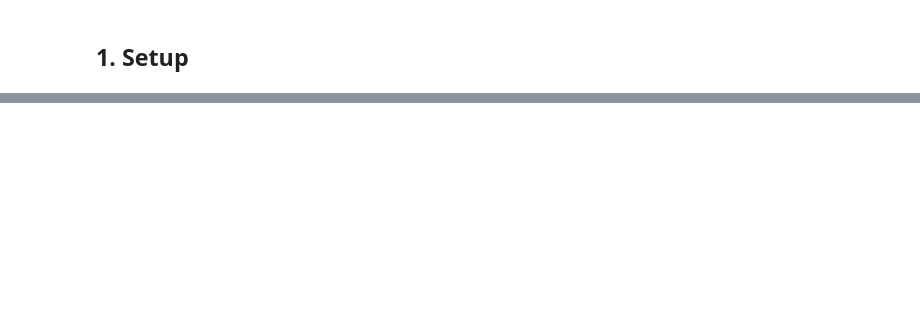
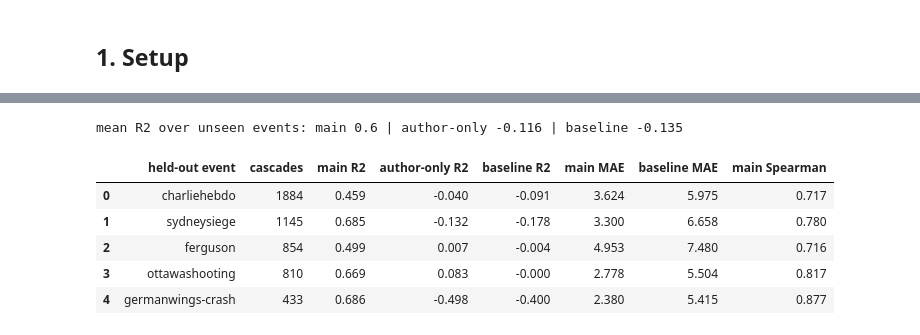
Before and after one commit to PhamAn0910/COS30049-political-misinfo, a Jupyter notebook: backend/notebooks/07_spread_prediction.ipynb, the cells around one changed output, grey strips where cells are left out. Saved outputs shown, nothing was run; the diff lists cells and outputs as text; code cells hidden in the pictures; blank space fills up the shorter version.

```diff
--- a/backend/notebooks/07_spread_prediction.ipynb
+++ b/backend/notebooks/07_spread_prediction.ipynb
@@ -454,0 +266,9 @@ print(pd.DataFrame({"followers": sample["root_user_followers"],
+# %%
+rows = []
+for w in WINDOWS:
+    feats = AUTHOR + [f"replies_{w}m"]
+    m_w, a_w, _ = tune(feats, train, val)
+    rows.append({"window_min": w, "alpha": a_w, **evaluate(m_w, val, feats),
+                 "val_already_finished": float((val["last_reply_min"] <= w).mean())})
+window_table = pd.DataFrame(rows).round(3)
+window_table
@@ -454,0 +324,27 @@ print(pd.DataFrame({"followers": sample["root_user_followers"],
+# %%
+big_events = pool["event"].value_counts()
+big_events = big_events[big_events >= 400].index.tolist()
+
+rows = []
+for ev in big_events:
+    rest, held = pool[pool["event"] != ev], pool[pool["event"] == ev]
+    fit_rows, val_rows = rest[rest["split"] == "train"], rest[rest["split"] == "val"]
+    m_main, _, _ = tune(MAIN, fit_rows, val_rows)
+    m_auth, _, _ = tune(AUTHOR, fit_rows, val_rows)
+    dummy = DummyRegressor(strategy="mean").fit(fit_rows[AUTHOR], target(fit_rows))
+    r, a, d = evaluate(m_main, held, MAIN), evaluate(m_auth, held, AUTHOR), evaluate(dummy, held, AUTHOR)
+    rows.append({"held-out event": ev.replace("-all-rnr-threads", ""), "cascades": len(held),
+                 "main R2": r["r2_log"], "author-only R2": a["r2_log"], "baseline R2": d["r2_log"],
+                 "main MAE": r["mae_users"], "baseline MAE": d["mae_users"], "main Spearman": r["spearman"]})
+loeo = pd.DataFrame(rows).round(3)
+print("mean R2 over unseen events: main", round(loeo["main R2"].mean(), 3),
+      "| author-only", round(loeo["author-only R2"].mean(), 3), "| baseline", round(loeo["baseline R2"].mean(), 3))
+loeo
+# %% [output]
+mean R2 over unseen events: main 0.6 | author-only -0.116 | baseline -0.135
+|  | held-out event | cascades | main R2 | author-only R2 | baseline R2 | main MAE | baseline MAE | main Spearman |
+| 0 | charliehebdo | 1884 | 0.459 | -0.040 | -0.091 | 3.624 | 5.975 | 0.717 |
+| 1 | sydneysiege | 1145 | 0.685 | -0.132 | -0.178 | 3.300 | 6.658 | 0.780 |
+| 2 | ferguson | 854 | 0.499 | 0.007 | -0.004 | 4.953 | 7.480 | 0.716 |
+| 3 | ottawashooting | 810 | 0.669 | 0.083 | -0.000 | 2.778 | 5.504 | 0.817 |
+| 4 | germanwings-crash | 433 | 0.686 | -0.498 | -0.400 | 2.380 | 5.415 | 0.877 |
```
Also changed, not shown: parts of 55 cells of this notebook, 2 other files.
